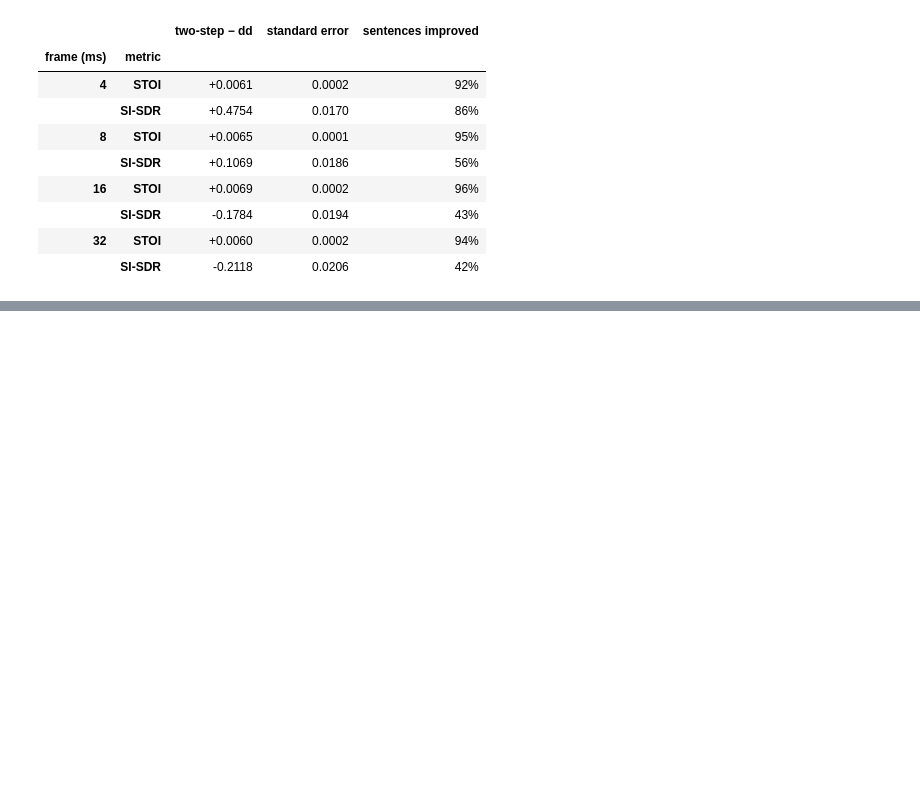
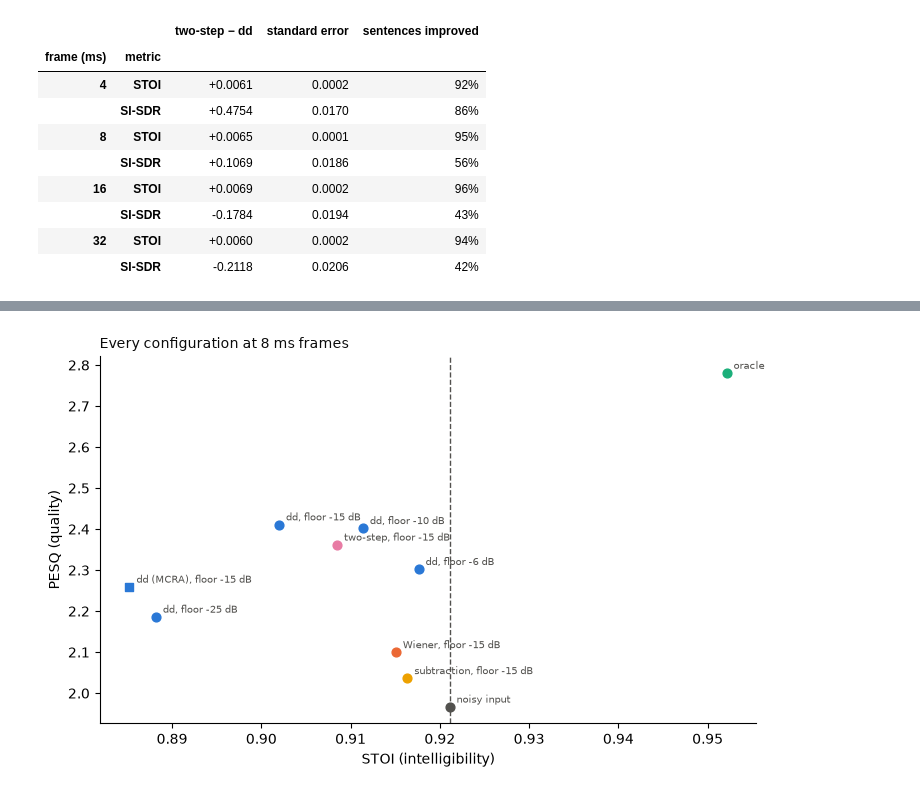
Before and after one commit to victor-merino-hub/audiolab, a Jupyter notebook: notebooks/07_noise_reduction.ipynb, the cells around one changed output, grey strips where cells are left out. Saved outputs shown, nothing was run; the diff lists cells and outputs as text; code cells hidden in the pictures; blank space fills up the shorter version.

```diff
--- a/notebooks/07_noise_reduction.ipynb
+++ b/notebooks/07_noise_reduction.ipynb
@@ -383,14 +397,14 @@ total = np.zeros(PRE + POST)
 steady = {name: np.zeros(2) for name in rules}
 n_onsets = 0
 for name in names[::4]:
-    clean, noisy = load_pair(name)
-    onsets, active = word_onsets(clean)
+    speech, mixture = load_pair(name)                 # clean and noisy signals of this sentence
+    onsets, active = word_onsets(speech)
     n_onsets += len(onsets)
-    e_clean = block_energy(clean)
+    e_clean = block_energy(speech)
     for k in onsets:
         total += e_clean[k - PRE:k + POST]
     for method, rule in rules.items():
-        e = block_energy(apply_gains(gains_of(rule, 8, clean, noisy), clean, 8))
+        e = block_energy(apply_gains(gains_of(rule, 8, speech, mixture), speech, 8))
         for k in onsets:
             kept[method] += e[k - PRE:k + POST]
         steady[method] += [e[active].sum(), e_clean[active].sum()]
@@ -467,3 +474,28 @@ PESQ results not available yet: run notebooks/denoising_pesq.ipynb in Colab and
+# %%
+at8 = res[(res.frame_ms == 8) & (res.overlap == 2) & (res.rule != "noisy")].copy()
+at8["label"] = [("oracle" if r == "oracle" else f"{label[(r, n, 2)]}, floor {f:.0f} dB")
+                for r, n, f in zip(at8.rule, at8.noise, at8.floor_db)]
+points = at8.groupby(["label", "rule", "floor_db"])[["stoi", "pesq"]].mean().reset_index()
+colors = {"subtraction": YELLOW, "wiener": ORANGE, "wiener_dd": BLUE, "wiener_tsnr": PINK, "oracle": GREEN}
+
+fig, ax = plt.subplots(figsize=(7.5, 4.6))
+for _, p in points.iterrows():
+    mcra = "MCRA" in p.label
+    ax.scatter(p.stoi, p.pesq, s=40, color=colors[p.rule], marker="s" if mcra else "o", zorder=3)
+    ax.annotate(p.label.replace(" (SPP)", ""), (p.stoi, p.pesq), xytext=(5, 3), textcoords="offset points",
+                fontsize=7.5, color=MUTED)
+ax.scatter([noisy.stoi.mean()], [noisy.pesq.mean()], s=40, color=MUTED, zorder=3)
+ax.annotate("noisy input", (noisy.stoi.mean(), noisy.pesq.mean()), xytext=(5, 3), textcoords="offset points", fontsize=7.5, color=MUTED)
+ax.axvline(noisy.stoi.mean(), color=MUTED, linewidth=1, linestyle="--")
+ax.set_xlabel("STOI (intelligibility)")
+ax.set_ylabel("PESQ (quality)")
+ax.set_title("Every configuration at 8 ms frames", fontsize=10, color=TEXT, loc="left")
+ax.spines[["top", "right"]].set_visible(False)
+plt.tight_layout()
+plt.savefig(FIGURES / "denoising_quality_intelligibility.png", dpi=150)
+plt.show()
+# %% [output]
+[figure, added]
 # %% [markdown]
 ## Conclusions
 
```
Also changed, not shown: parts of 8 cells of this notebook, 4 other files.
